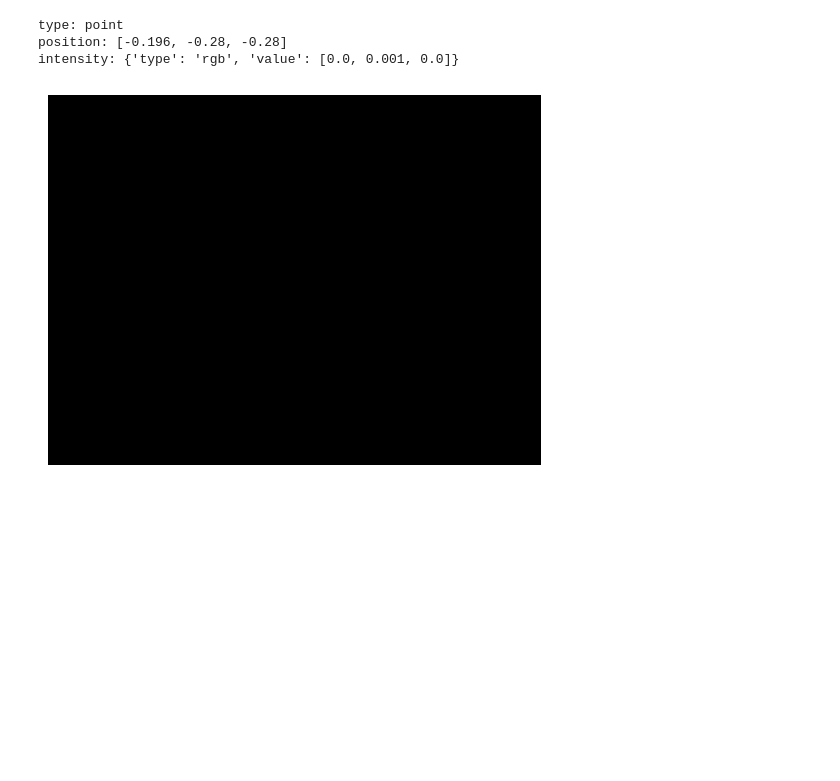
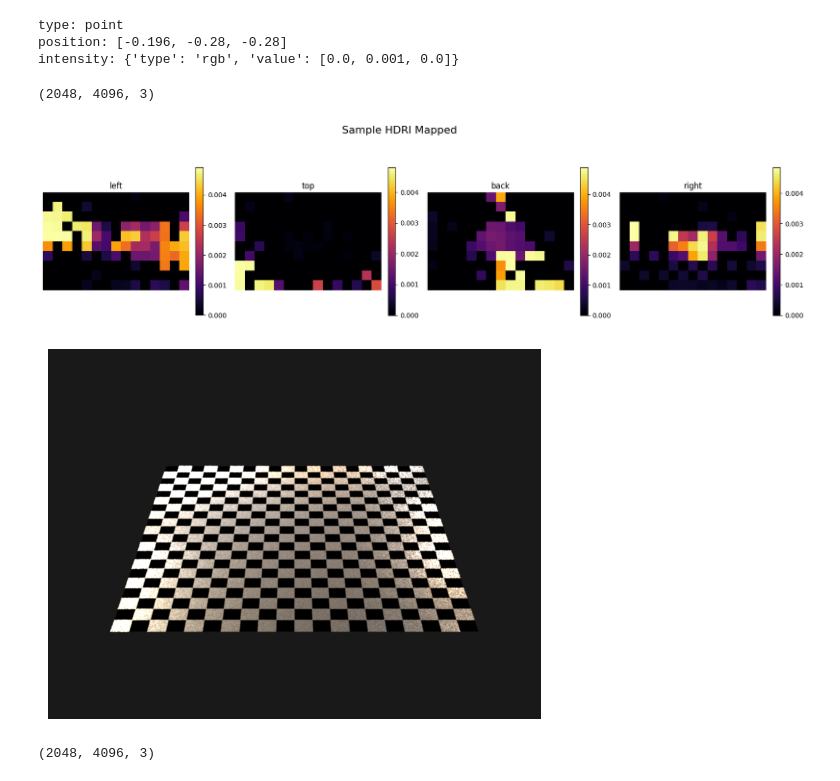
Before and after one commit to kkxthyl/WalmartRGB, a Jupyter notebook: cube/hdri_to_points.ipynb, the cells around one changed output. Cells and saved outputs as stored; diff of their text form; code cells hidden in the pictures; blank space fills up the shorter version.

Commit message:
apply_hdri WIP

```diff
--- a/cube/hdri_to_points.ipynb
+++ b/cube/hdri_to_points.ipynb
@@ -355,4 +402,0 @@ def plot_emitter_luminance(emitters, all_pos, title="Emitter Intensity Heatmap")
-# %%
-sd = render_scene(emitters, save_path=None)
-# %% [output]
-[figure, removed]
@@ -366,0 +403,59 @@ sample_mapped = render_scene(e1, save_path=None)
+# %%
+from skimage.transform import resize
+
+from skimage.transform import resize
+import mitsuba as mi
+import numpy as np
+
+# Load the HDRI as a Mitsuba bitmap
+hdri = mi.Bitmap("../sample_hdri.exr").convert(
+    mi.Bitmap.PixelFormat.RGB,
+    mi.Struct.Type.Float32,
+    srgb_gamma=False
+)
+
+# Convert Mitsuba bitmap to NumPy array
+hdri_np = np.array(hdri)
+
+# Resize to a smaller resolution (e.g., 128x256)
+print(hdri_np.shape)
+# hdri_np_downsampled = resize(hdri_np, (1024, 2048, 3), anti_aliasing=True, preserve_range=True)
+# Now pass `hdri_np_downsampled` into apply_hdri
+
+e1 = apply_hdri(hdri_np, emitters, [pos for _, pos in all_pos], n_clusters=len(all_pos), scale_factor=0.005)
+# %% [output]
+(2048, 4096, 3)
+# %%
+
+plot_emitter_luminance(e1,[pos for _, pos in all_pos], title="Sample HDRI Mapped")
+# %% [output]
+[figure, added]
+# %%
+sample_mapped = render_scene(e1, save_path=None)
+# %% [output]
+[figure, added]
+# %%
+from skimage.transform import resize
+
+from skimage.transform import resize
+import mitsuba as mi
+import numpy as np
+
+# Load the HDRI as a Mitsuba bitmap
+hdri = mi.Bitmap("../night_hdri.exr").convert(
+    mi.Bitmap.PixelFormat.RGB,
+    mi.Struct.Type.Float32,
+    srgb_gamma=False
+)
+
+# Convert Mitsuba bitmap to NumPy array
+hdri_np = np.array(hdri)
+
+# Resize to a smaller resolution (e.g., 128x256)
+print(hdri_np.shape)
+# hdri_np_downsampled = resize(hdri_np, (1024, 2048, 3), anti_aliasing=True, preserve_range=True)
+# Now pass `hdri_np_downsampled` into apply_hdri
+
+e2 = apply_hdri(hdri_np, emitters, [pos for _, pos in all_pos], n_clusters=len(all_pos), scale_factor=0.005)
+# %% [output]
+(2048, 4096, 3)
```
Also changed, not shown: parts of 8 cells of this notebook.
